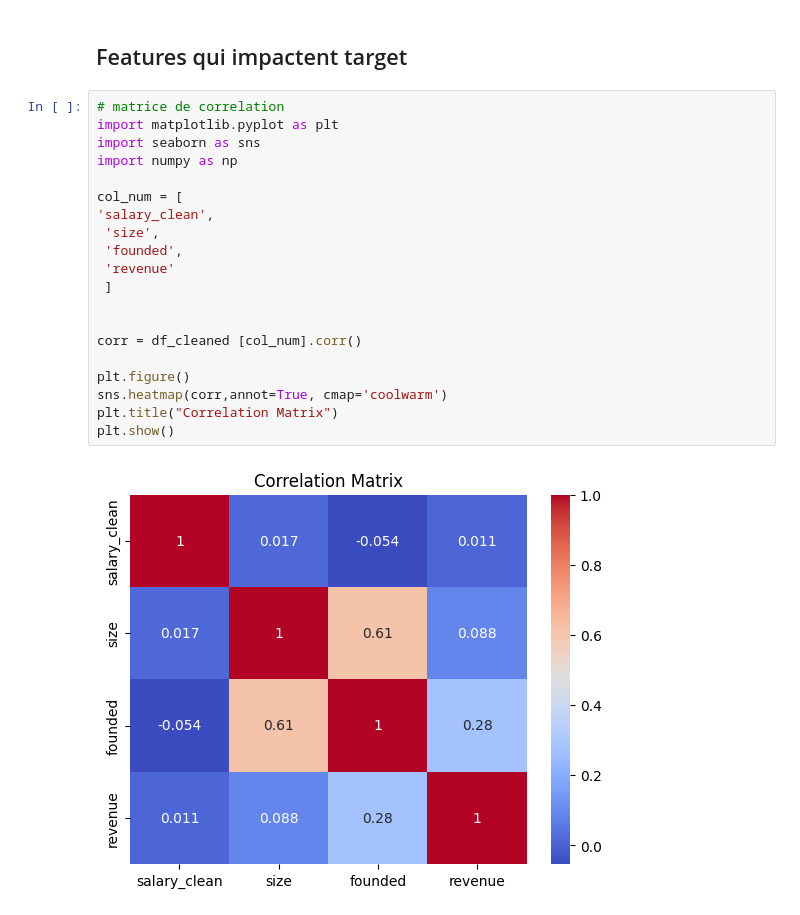
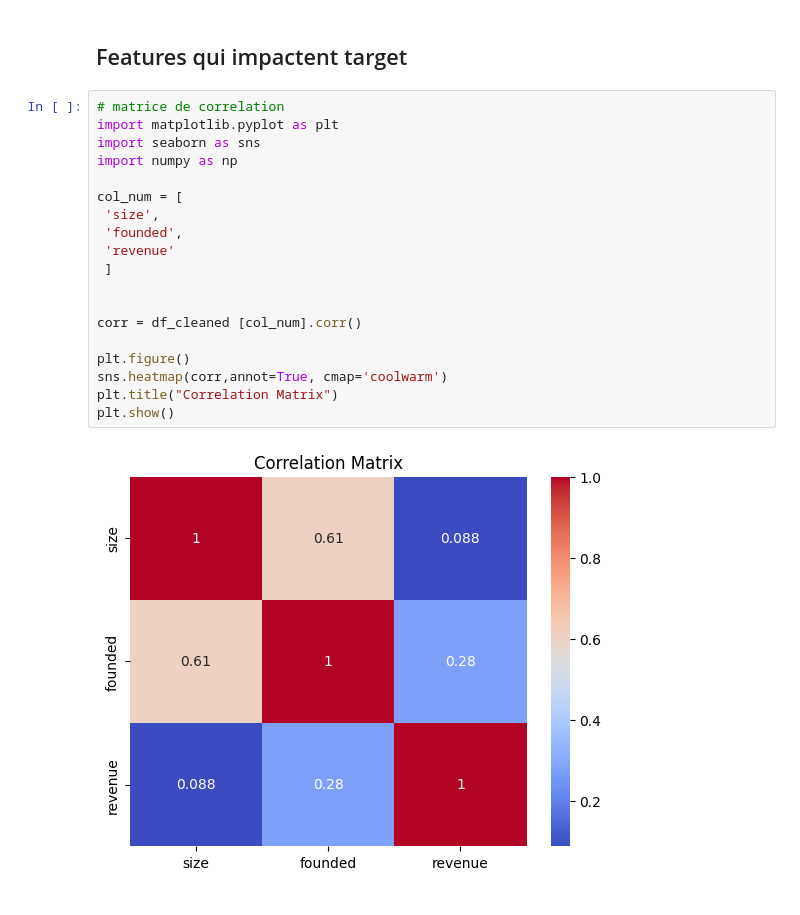
Before and after one commit to elhidarinouhayla/HR-Pulse, a Jupyter notebook: backend/ml/eda.ipynb, the cells around one changed output. Drawn from its saved outputs; the diff is of its cells as text.

```diff
--- a/backend/ml/eda.ipynb
+++ b/backend/ml/eda.ipynb
@@ -347,24 +365,23 @@ df_cleaned.to_csv('../data/processed/jobs_data_cleaned.csv', index=False)
 # %%
 # matrice de correlation
 import matplotlib.pyplot as plt
 import seaborn as sns
 import numpy as np
 
 col_num = [
-'salary_clean',
  'size',
  'founded',
  'revenue'
  ]
 
 
 corr = df_cleaned [col_num].corr()
 
 plt.figure()
 sns.heatmap(corr,annot=True, cmap='coolwarm')
 plt.title("Correlation Matrix")
 plt.show()
 # %% [output]
-[figure, old version]
+[figure, new version]
 # %%
 
```
Also changed, not shown: parts of 11 cells of this notebook.
